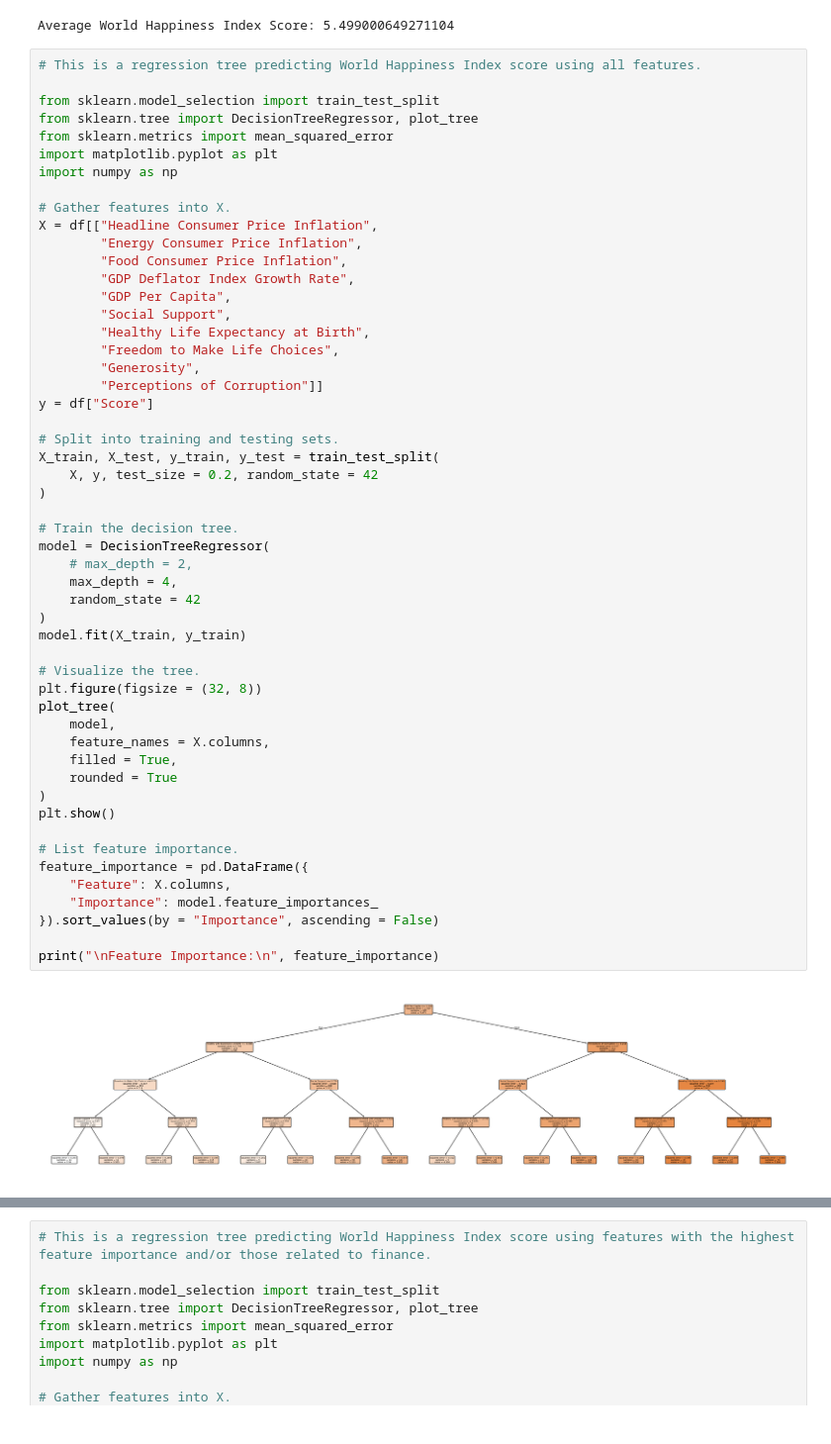
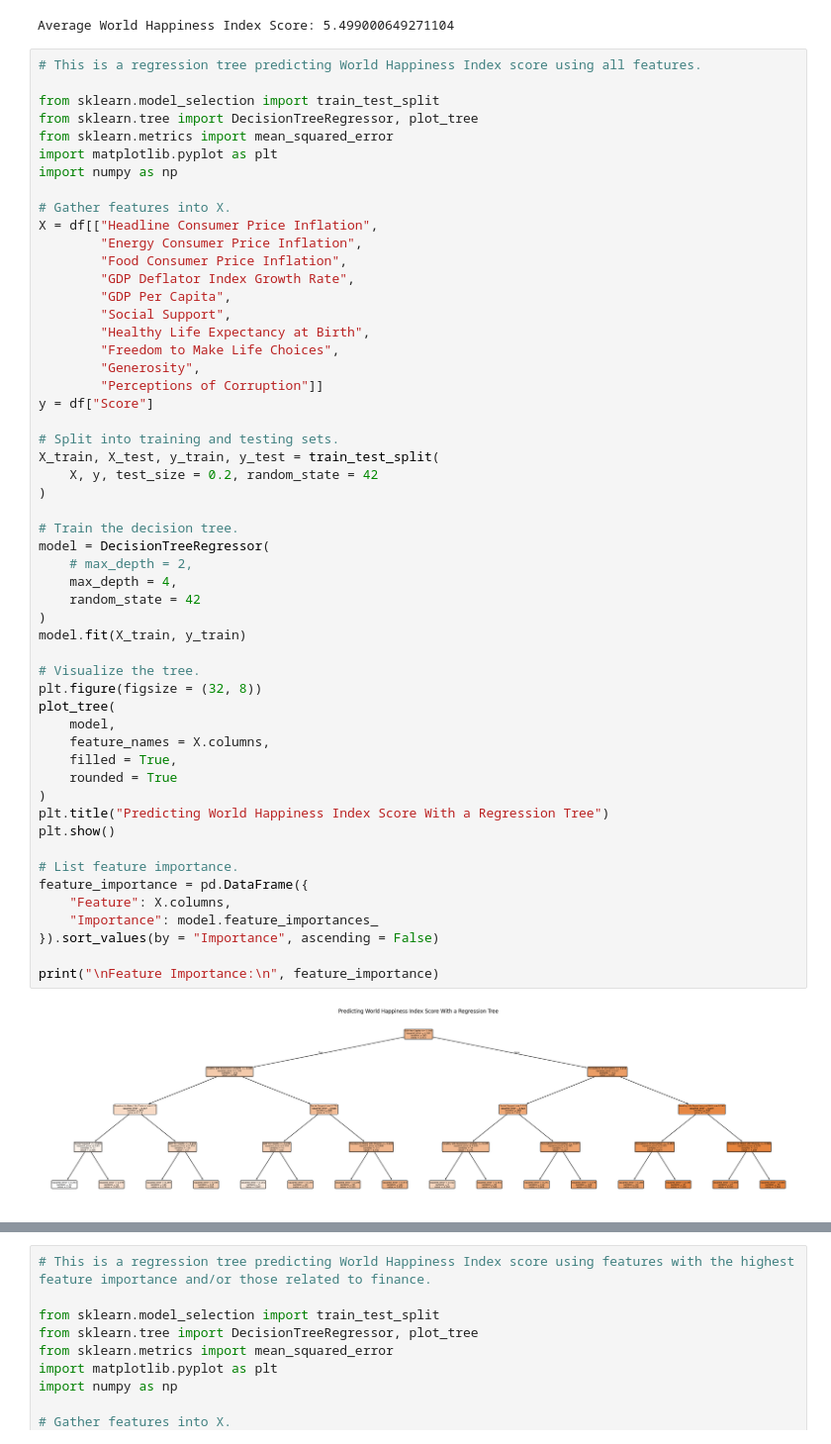
Before and after one commit to CharlotteHoyt/KWK-Goldman-Sachs-ML-Final-Project, a Jupyter notebook: Charlotte_KWK_Machine_Learning_x_Finance_Challenge_Final_Project.ipynb, the cells around one changed output, grey strips where cells are left out. Shown at 99% size. Drawn from its saved outputs; the diff is of its cells as text.

```diff
--- a/Charlotte_KWK_Machine_Learning_x_Finance_Challenge_Final_Project.ipynb
+++ b/Charlotte_KWK_Machine_Learning_x_Finance_Challenge_Final_Project.ipynb
@@ -610,34 +612,35 @@ y = df["Score"]
 X_train, X_test, y_train, y_test = train_test_split(
     X, y, test_size = 0.2, random_state = 42
 )
 
 # Train the decision tree.
 model = DecisionTreeRegressor(
     # max_depth = 2,
     max_depth = 4,
     random_state = 42
 )
 model.fit(X_train, y_train)
 
 # Visualize the tree.
 plt.figure(figsize = (32, 8))
 plot_tree(
     model,
     feature_names = X.columns,
     filled = True,
     rounded = True
 )
+plt.title("Predicting World Happiness Index Score With a Regression Tree")
 plt.show()
 
 # List feature importance.
 feature_importance = pd.DataFrame({
     "Feature": X.columns,
     "Importance": model.feature_importances_
 }).sort_values(by = "Importance", ascending = False)
 
 print("\nFeature Importance:\n", feature_importance)
 # %% [output]
-[figure, old version]
+[figure, new version]
 Feature Importance:
                               Feature  Importance
 4                     GDP Per Capita    0.595402
```
Also changed, not shown: parts of 2 cells of this notebook.
